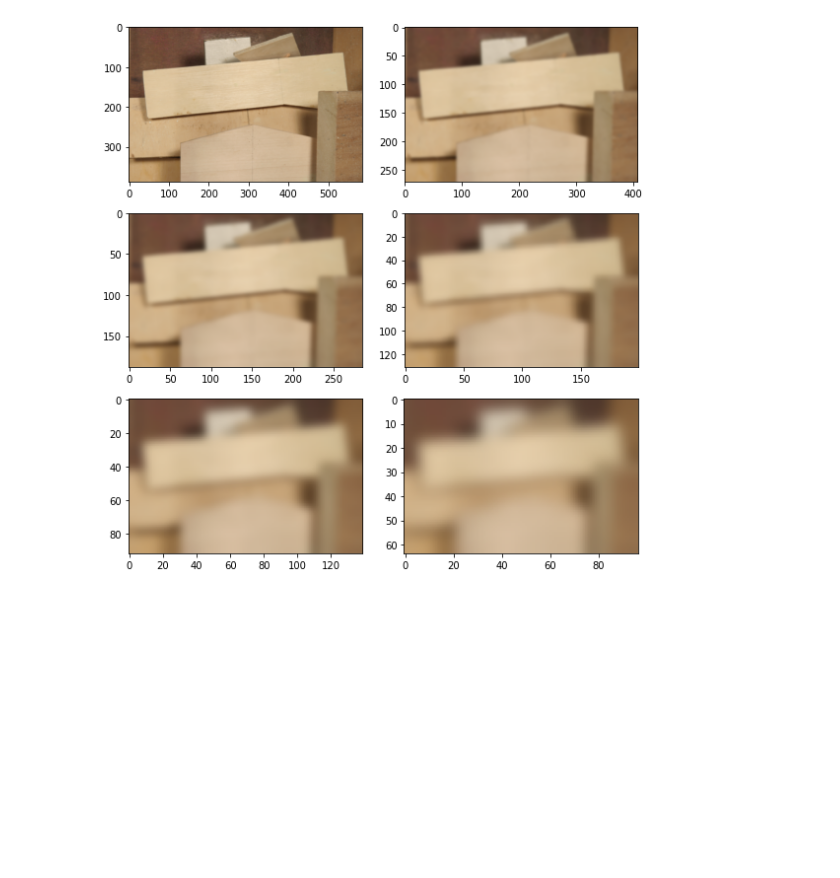
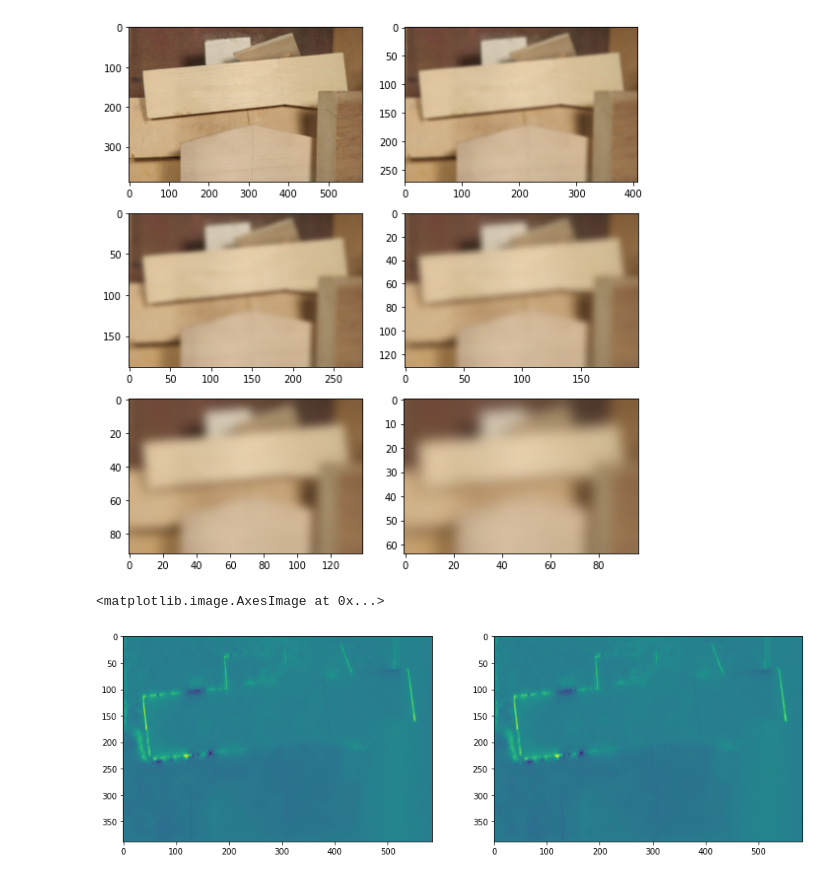
Before and after one commit to Thibahan/computerVision, a Jupyter notebook: testFunctions.ipynb, the cells around one changed output. Drawn from its saved outputs; the diff is of its cells as text; code cells hidden in the pictures; blank space fills up the shorter version.

Commit message:
added calculating horn schuck

```diff
--- a/testFunctions.ipynb
+++ b/testFunctions.ipynb
@@ -26,3 +26,8 @@ fig.tight_layout()
 plt.show()
 # %% [output]
 [figure]
+# %%
+#Load two images
+
+image_1 = cv2.imread("opticalFlow/Datasets/middlebury_optical_flow/Wooden/frame10.png", cv2.IMREAD_GRAYSCALE)
+image_2 = cv2.imread("opticalFlow/Datasets/middlebury_optical_flow/Wooden/frame11.png", cv2.IMREAD_GRAYSCALE)
@@ -28,0 +36,12 @@ plt.show()
+# %%
+# Calculate the optical flow with Horn-Schunck method
+
+flow = horn_schunck_flow(image_1, image_2, 10, 10)
+fig, axes = plt.subplots(1, 2, figsize=(15, 15))
+ax = axes.flatten()
+
+ax[0].imshow(flow[:, :, 0])
+ax[1].imshow(flow[:, :, 0])
+# %% [output]
+<matplotlib.image.AxesImage at 0x...>
+[figure, added]
```
Also changed, not shown: parts of 2 cells of this notebook.
